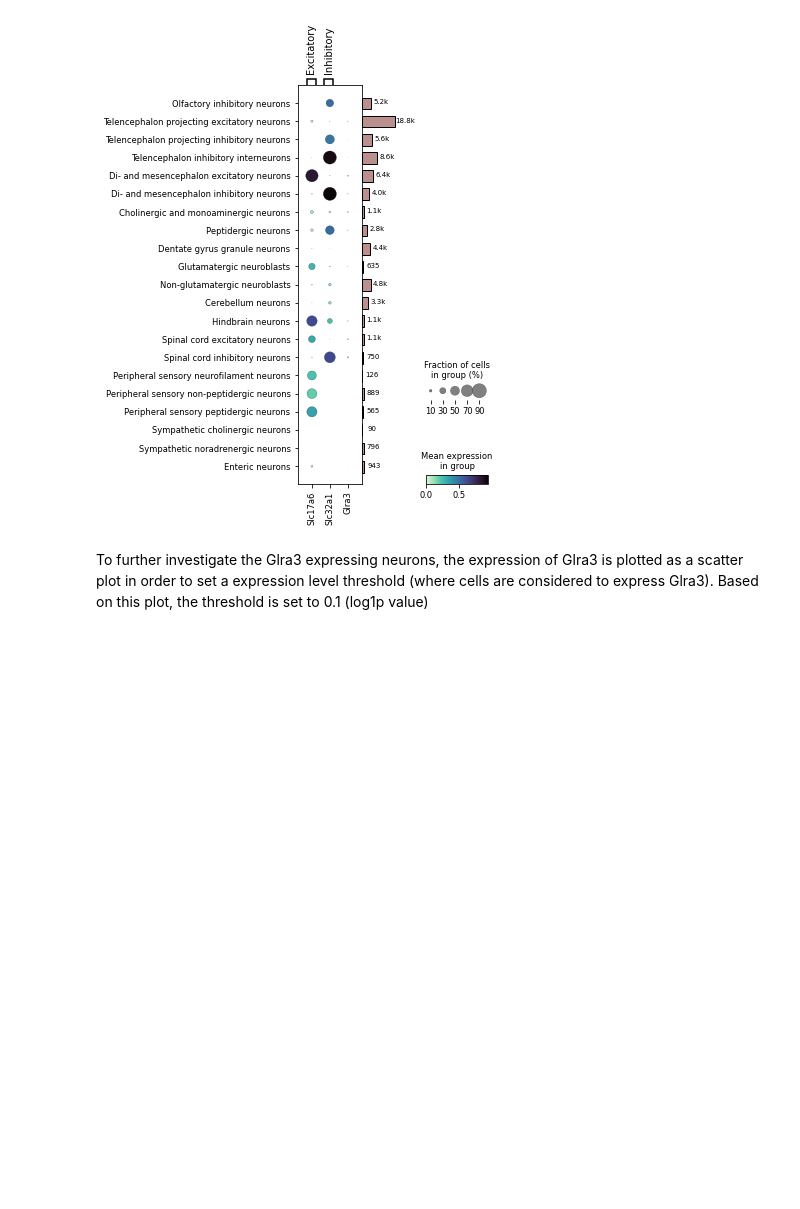
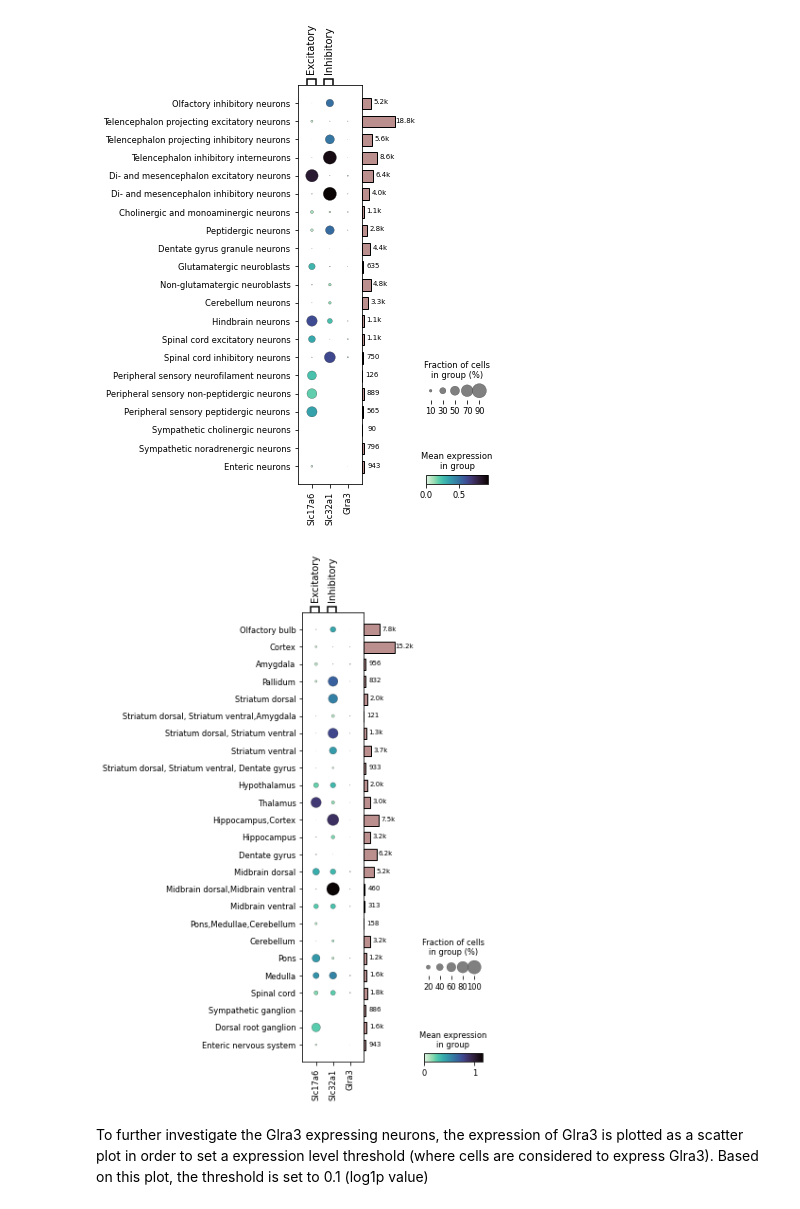
Before and after one commit to HannahMWeman/glra3-expression-analysis-in-the-nervous-system, a Jupyter notebook: notebook analysis.ipynb, the cells around one changed output. Saved outputs shown, nothing was run; the diff lists cells and outputs as text; code cells hidden in the pictures; blank space fills up the shorter version.

```diff
--- a/notebook analysis.ipynb
+++ b/notebook analysis.ipynb
@@ -284,6 +326,26 @@ sc.pl.DotPlot(adata, marker_genes, var_group_labels =labels, var_group_positions
                           use_raw = False, groupby = 'TaxonomyRank4', categories_order= order_cat, cmap ='mako_r').add_totals(color = 'rosybrown').savefig('marker_expression_all.pdf')
 # %% [output]
 [figure]
+# %%
+marker_genes = ['Slc17a6','Slc32a1','Glra3']
+labels = ['Excitatory', 'Inhibitory']
+label_pos = [(0,0), (1,1)]
+order_cat = ['Olfactory bulb',
+             'Cortex', 'Amygdala',
+             'Pallidum', 'Striatum dorsal',
+             'Striatum dorsal, Striatum ventral,Amygdala',
+             'Striatum dorsal, Striatum ventral', 'Striatum ventral', 'Striatum dorsal, Striatum ventral, Dentate gyrus',
+             'Hypothalamus', 'Thalamus', 'Hippocampus,Cortex', 'Hippocampus',
+             'Dentate gyrus', 'Midbrain dorsal', 'Midbrain dorsal,Midbrain ventral',
+             'Midbrain ventral',  'Pons,Medullae,Cerebellum', 'Cerebellum', 'Pons',
+             'Medulla', 'Spinal cord', 'Sympathetic ganglion', 'Dorsal root ganglion',
+             'Enteric nervous system']
+
+sc.pl.DotPlot(adata, marker_genes,var_group_labels =labels,
+              var_group_positions= label_pos, categories_order= order_cat,
+              use_raw = False, groupby = 'Region', cmap ='mako_r').add_totals(color = 'rosybrown').savefig('marker_expression_all_region.pdf')
+# %% [output]
+[figure, added]
 # %% [markdown]
 To further investigate the Glra3 expressing neurons, the expression of Glra3 is plotted as a scatter plot in order to set a expression level threshold (where cells are considered to express Glra3). Based on this plot, the threshold is set to 0.1 (log1p value)
 # %%
```
Also changed, not shown: parts of 9 cells of this notebook, 4 other files.
